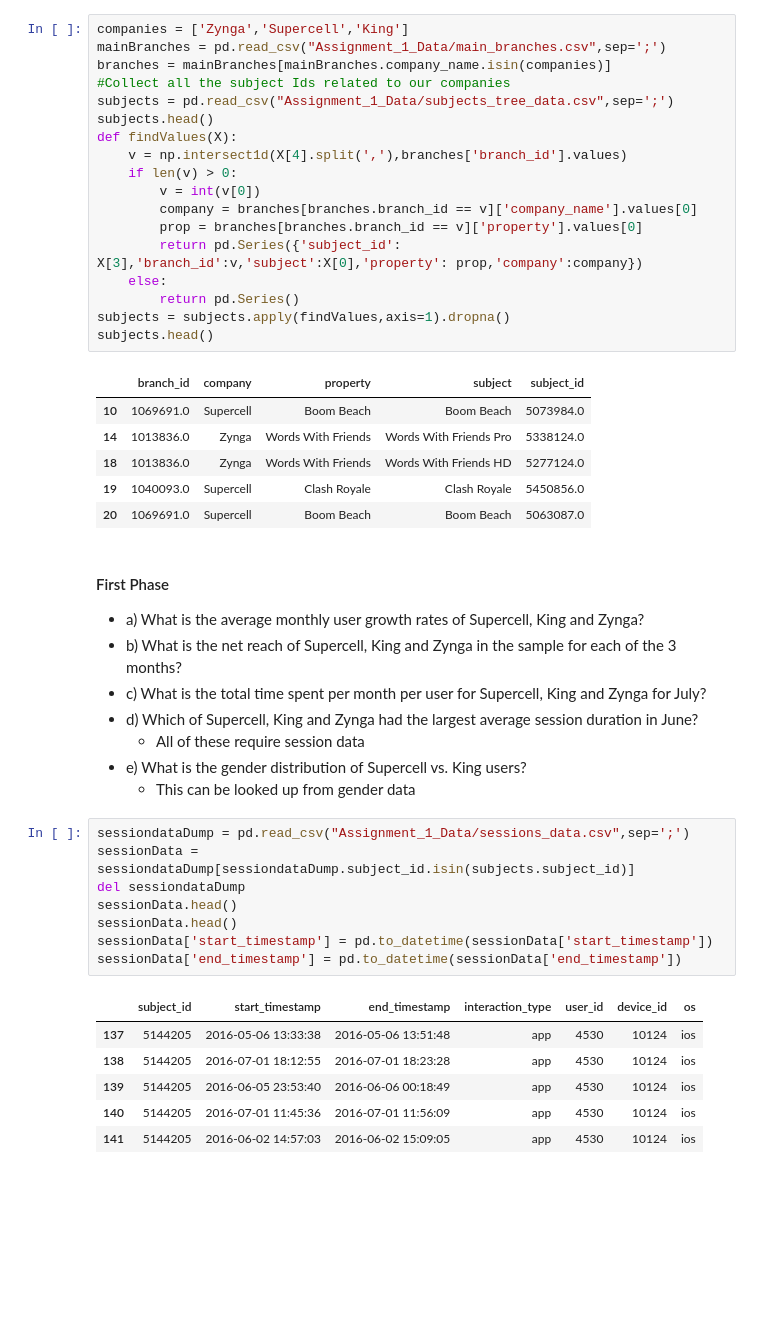
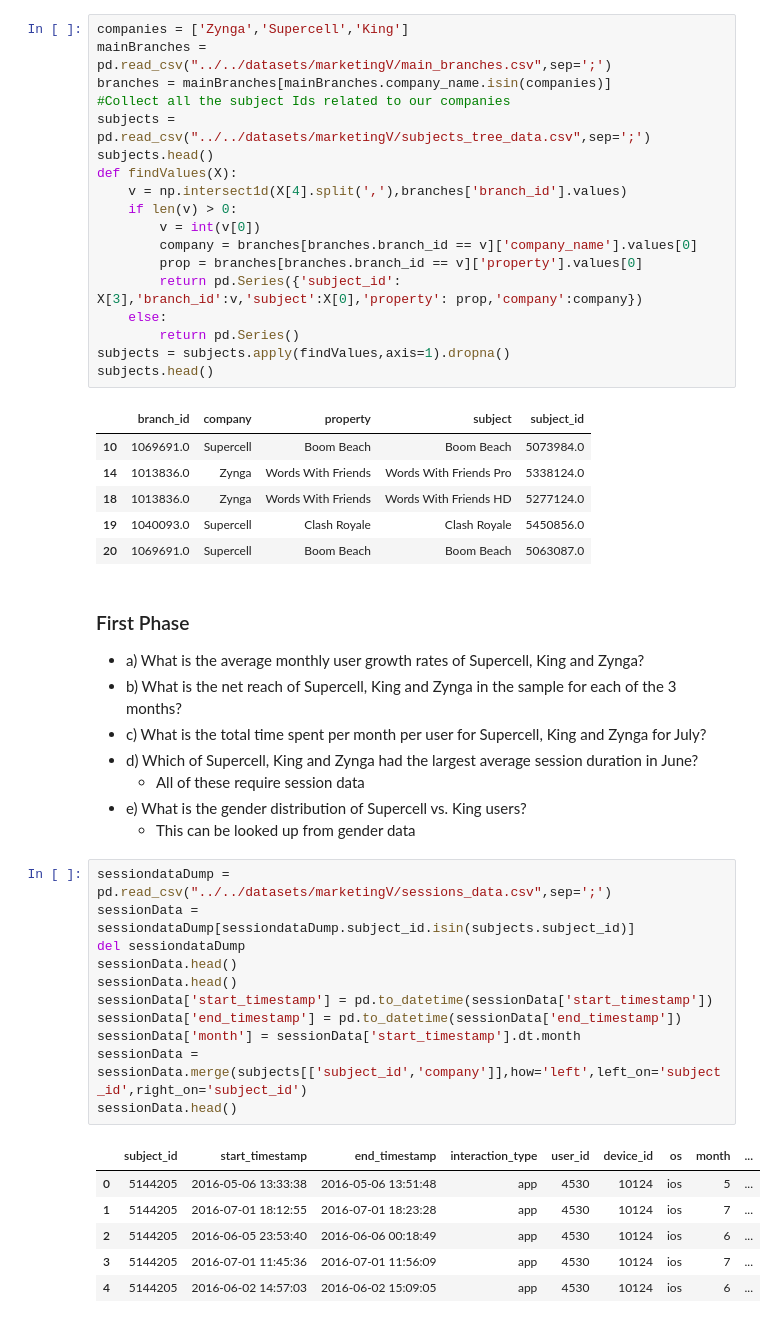
Before and after one commit to sudhNau/DataStuff, a Jupyter notebook: marketing/vertoData.ipynb, the cells around one changed output. Cells and saved outputs as stored; diff of their text form; blank space fills up the shorter version.

```diff
--- a/marketing/vertoData.ipynb
+++ b/marketing/vertoData.ipynb
@@ -11,9 +11,9 @@ mainBranches = pd.read_csv("Assignment_1_Data/main_branches.csv",sep=';')
 # %%
 companies = ['Zynga','Supercell','King']
-mainBranches = pd.read_csv("Assignment_1_Data/main_branches.csv",sep=';')
+mainBranches = pd.read_csv("../../datasets/marketingV/main_branches.csv",sep=';')
 branches = mainBranches[mainBranches.company_name.isin(companies)]
 #Collect all the subject Ids related to our companies
-subjects = pd.read_csv("Assignment_1_Data/subjects_tree_data.csv",sep=';')
+subjects = pd.read_csv("../../datasets/marketingV/subjects_tree_data.csv",sep=';')
 subjects.head()
 def findValues(X):
     v = np.intersect1d(X[4].split(','),branches['branch_id'].values)
@@ -34,7 +34,7 @@ subjects.head()
 | 19 | 1040093.0 | Supercell | Clash Royale | Clash Royale | 5450856.0 |
 | 20 | 1069691.0 | Supercell | Boom Beach | Boom Beach | 5063087.0 |
 # %% [markdown]
-#### First Phase
+### First Phase
 
 - a) What is the average monthly user growth rates of Supercell, King and Zynga?
 - b) What is the net reach of Supercell, King and Zynga in the sample for each of the 3 months?
@@ -44,17 +44,20 @@ subjects.head()
 - e) What is the gender distribution of Supercell vs. King users?
      - This can be looked up from gender data
 # %%
-sessiondataDump = pd.read_csv("Assignment_1_Data/sessions_data.csv",sep=';')
+sessiondataDump = pd.read_csv("../../datasets/marketingV/sessions_data.csv",sep=';')
 sessionData = sessiondataDump[sessiondataDump.subject_id.isin(subjects.subject_id)]
 del sessiondataDump
 sessionData.head()
 sessionData.head()
 sessionData['start_timestamp'] = pd.to_datetime(sessionData['start_timestamp'])
 sessionData['end_timestamp'] = pd.to_datetime(sessionData['end_timestamp'])
+sessionData['month'] = sessionData['start_timestamp'].dt.month
+sessionData = sessionData.merge(subjects[['subject_id','company']],how='left',left_on='subject_id',right_on='subject_id')
+sessionData.head()
 # %% [output]
-|  | subject_id | start_timestamp | end_timestamp | interaction_type | user_id | device_id | os |
-| 137 | 5144205 | 2016-05-06 13:33:38 | 2016-05-06 13:51:48 | app | 4530 | 10124 | ios |
-| 138 | 5144205 | 2016-07-01 18:12:55 | 2016-07-01 18:23:28 | app | 4530 | 10124 | ios |
-| 139 | 5144205 | 2016-06-05 23:53:40 | 2016-06-06 00:18:49 | app | 4530 | 10124 | ios |
-| 140 | 5144205 | 2016-07-01 11:45:36 | 2016-07-01 11:56:09 | app | 4530 | 10124 | ios |
-| 141 | 5144205 | 2016-06-02 14:57:03 | 2016-06-02 15:09:05 | app | 4530 | 10124 | ios |
+|  | subject_id | start_timestamp | end_timestamp | interaction_type | user_id | device_id | os | month | ... |
+| 0 | 5144205 | 2016-05-06 13:33:38 | 2016-05-06 13:51:48 | app | 4530 | 10124 | ios | 5 | ... |
+| 1 | 5144205 | 2016-07-01 18:12:55 | 2016-07-01 18:23:28 | app | 4530 | 10124 | ios | 7 | ... |
+| 2 | 5144205 | 2016-06-05 23:53:40 | 2016-06-06 00:18:49 | app | 4530 | 10124 | ios | 6 | ... |
+| 3 | 5144205 | 2016-07-01 11:45:36 | 2016-07-01 11:56:09 | app | 4530 | 10124 | ios | 7 | ... |
+| 4 | 5144205 | 2016-06-02 14:57:03 | 2016-06-02 15:09:05 | app | 4530 | 10124 | ios | 6 | ... |
```
Also changed, not shown: parts of 34 cells of this notebook.
